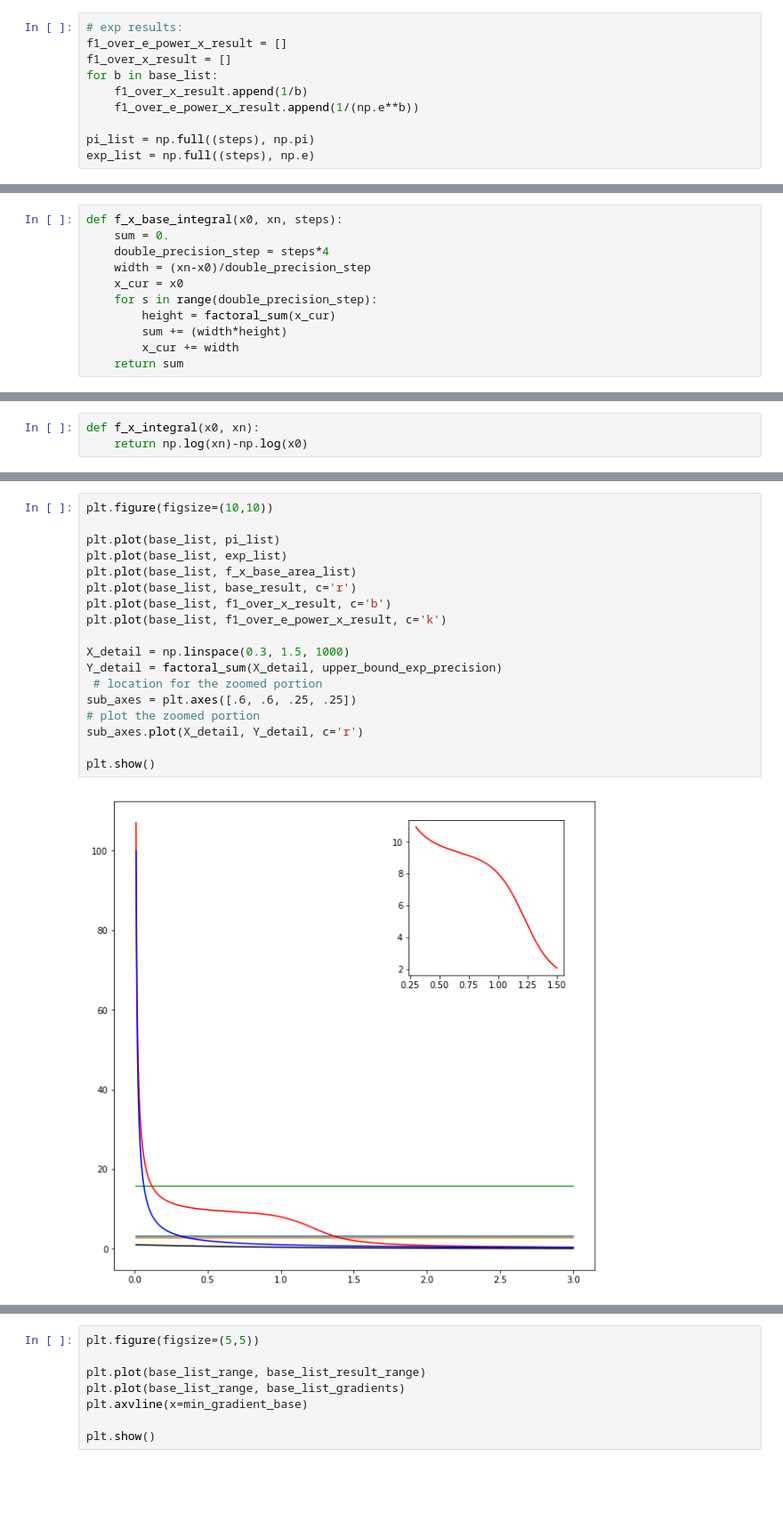
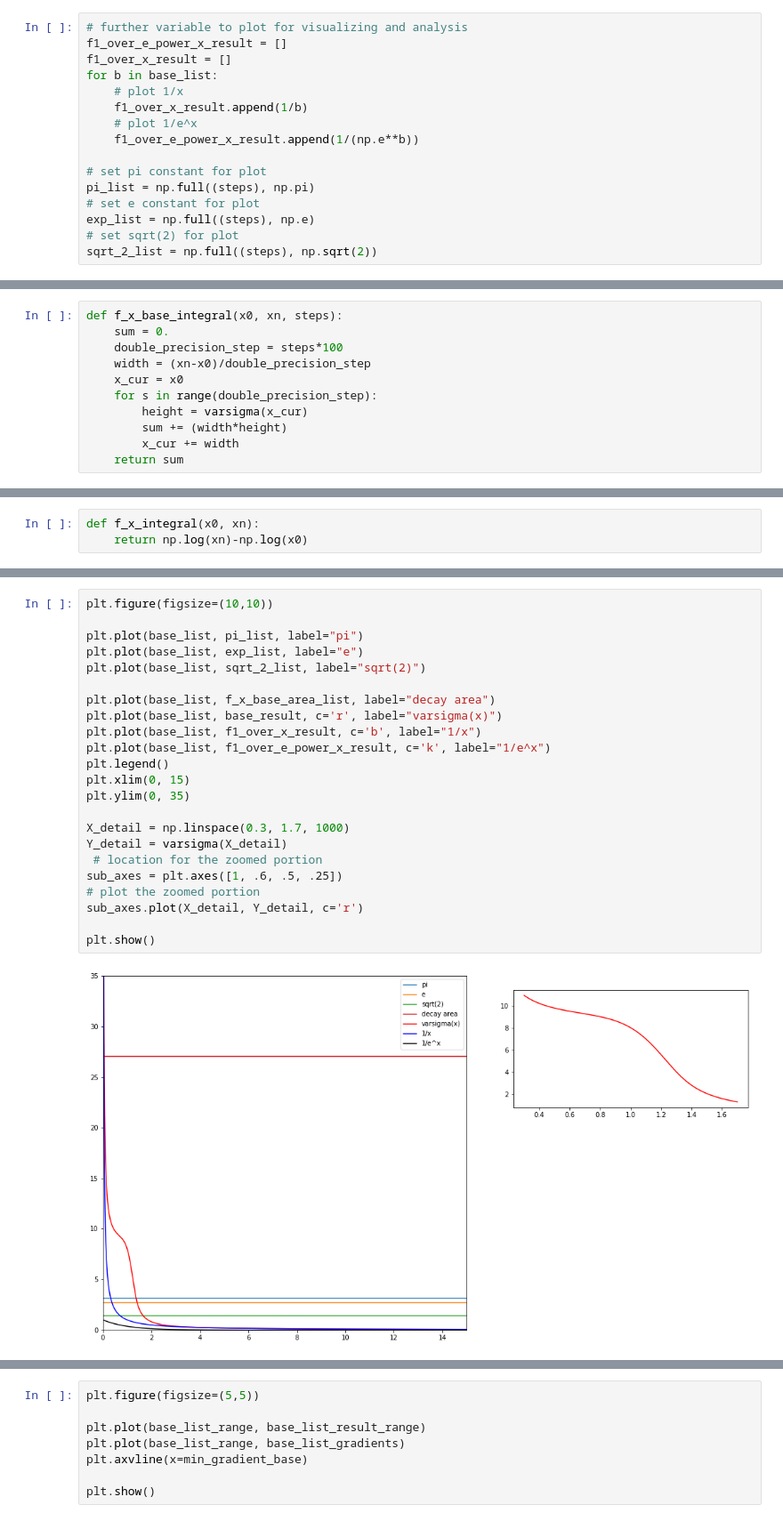
Before and after one commit to Xpitfire/deep-learning, a Jupyter notebook: experiments/Number_Theory.ipynb, the cells around one changed output, grey strips where cells are left out. Shown at 89% size. Saved outputs shown, nothing was run; the diff lists cells and outputs as text; blank space fills up the shorter version.

Commit message:
Added experiment with varsigma

```diff
--- a/experiments/Number_Theory.ipynb
+++ b/experiments/Number_Theory.ipynb
@@ -46,10 +52,16 @@ Ba
 # %%
-# exp results:
+# further variable to plot for visualizing and analysis
 f1_over_e_power_x_result = []
 f1_over_x_result = []
 for b in base_list:
+    # plot 1/x
     f1_over_x_result.append(1/b)
+    # plot 1/e^x
     f1_over_e_power_x_result.append(1/(np.e**b))
 
+# set pi constant for plot
 pi_list = np.full((steps), np.pi)
+# set e constant for plot
 exp_list = np.full((steps), np.e)
+# set sqrt(2) for plot
+sqrt_2_list = np.full((steps), np.sqrt(2))
@@ -56,11 +70,11 @@ exp_list = np.full((steps), np.e)
 # %%
 def f_x_base_integral(x0, xn, steps):
     sum = 0.
-    double_precision_step = steps*4
+    double_precision_step = steps*100
     width = (xn-x0)/double_precision_step
     x_cur = x0
     for s in range(double_precision_step):
-        height = factoral_sum(x_cur)
+        height = varsigma(x_cur)
         sum += (width*height)
         x_cur += width
     return sum
@@ -85,20 +99,25 @@ f_x_area
 # %%
 plt.figure(figsize=(10,10))
 
-plt.plot(base_list, pi_list)
-plt.plot(base_list, exp_list)
-plt.plot(base_list, f_x_base_area_list)
-plt.plot(base_list, base_result, c='r')
-plt.plot(base_list, f1_over_x_result, c='b')
-plt.plot(base_list, f1_over_e_power_x_result, c='k')
+plt.plot(base_list, pi_list, label="pi")
+plt.plot(base_list, exp_list, label="e")
+plt.plot(base_list, sqrt_2_list, label="sqrt(2)")
 
-X_detail = np.linspace(0.3, 1.5, 1000)
-Y_detail = factoral_sum(X_detail, upper_bound_exp_precision)
+plt.plot(base_list, f_x_base_area_list, label="decay area")
+plt.plot(base_list, base_result, c='r', label="varsigma(x)")
+plt.plot(base_list, f1_over_x_result, c='b', label="1/x")
+plt.plot(base_list, f1_over_e_power_x_result, c='k', label="1/e^x")
+plt.legend()
+plt.xlim(0, 15)
+plt.ylim(0, 35)
+
+X_detail = np.linspace(0.3, 1.7, 1000)
+Y_detail = varsigma(X_detail)
  # location for the zoomed portion
-sub_axes = plt.axes([.6, .6, .25, .25])
+sub_axes = plt.axes([1, .6, .5, .25])
 # plot the zoomed portion
 sub_axes.plot(X_detail, Y_detail, c='r')
 
 plt.show()
 # %% [output]
-[figure, old version]
+[figure, new version]
```
Also changed, not shown: parts of 34 cells of this notebook.
